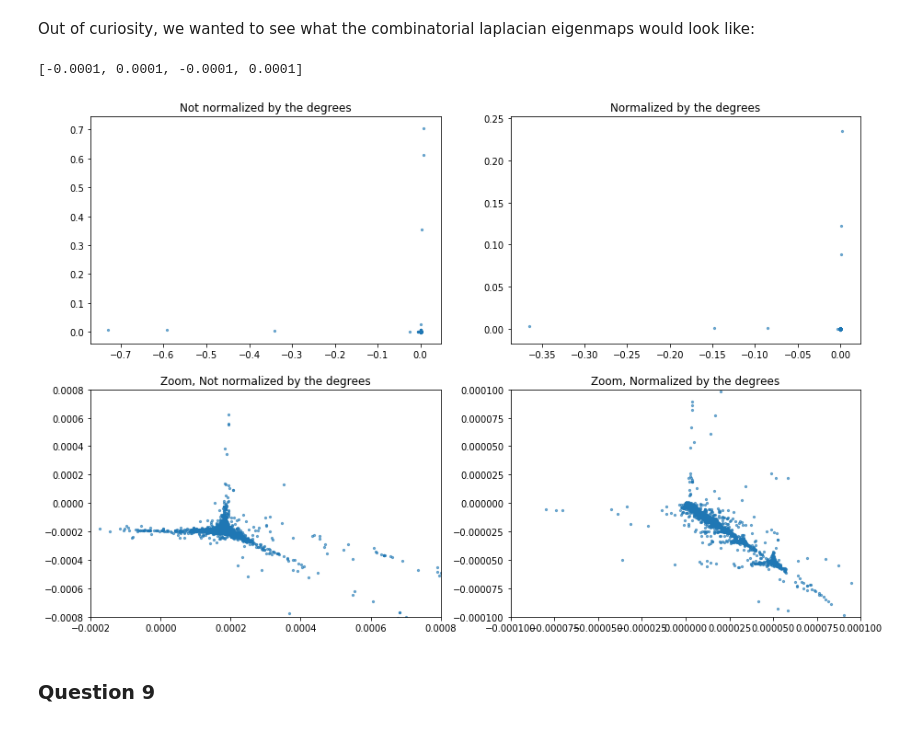
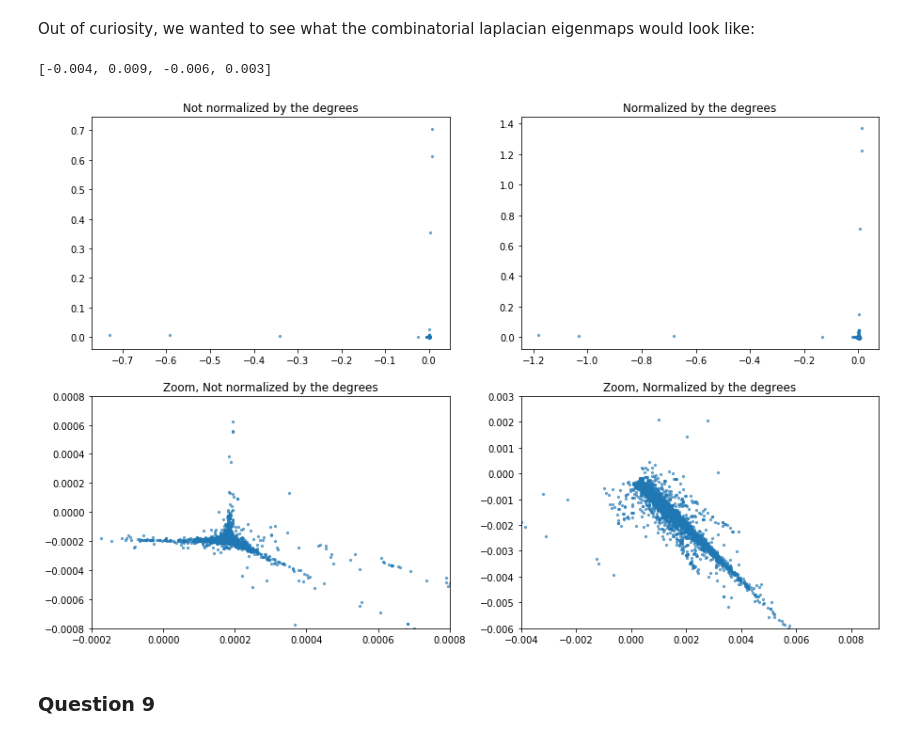
Before and after one commit to swouf/ntds_IMDb_team4, a Jupyter notebook: 3_spectral_graph_theory.ipynb, the cells around one changed output. Drawn from its saved outputs; the diff is of its cells as text; code cells hidden in the pictures.

```diff
--- a/3_spectral_graph_theory.ipynb
+++ b/3_spectral_graph_theory.ipynb
@@ -261,26 +258,26 @@ Out of curiosity, we wanted to see what the combinatorial laplacian eigenmaps wo
 # %%
 #combinatorial laplacian 2d eigenmaps
 plt.figure(figsize=(15, 10))
 plt.subplot(221)
 plt.scatter(vecs[:,1],vecs[:,2],s=5,alpha=0.6)
 plt.title('Not normalized by the degrees')
 
 plt.subplot(222)
-plt.scatter(np.divide(vecs[:,1],np.diag(degree)),np.divide(vecs[:,2],np.diag(degree)),s=5,alpha=0.6)
+plt.scatter(np.divide(vecs[:,1],np.diag(invroot_degree)),np.divide(vecs[:,2],np.diag(invroot_degree)),s=5,alpha=0.6)
 plt.title('Normalized by the degrees')
 
 plt.subplot(223)
 plt.scatter(vecs[:,1],vecs[:,2],s=5,alpha=0.6)
 plt.title('Zoom, Not normalized by the degrees')
 plt.axis([-0.0002, 0.0008, -0.0008, 0.0008])
 
 plt.subplot(224)
-plt.scatter(np.divide(vecs[:,1],np.diag(degree)),np.divide(vecs[:,2],np.diag(degree)),s=5,alpha=0.6)
+plt.scatter(np.divide(vecs[:,1],np.diag(invroot_degree)),np.divide(vecs[:,2],np.diag(invroot_degree)),s=5,alpha=0.6)
 plt.title('Zoom, Normalized by the degrees')
-plt.axis([-0.0001, 0.0001, -0.0001, 0.0001])
+plt.axis([-0.004, 0.009, -0.006, 0.003])
 # %% [output]
-[-0.0001, 0.0001, -0.0001, 0.0001]
+[-0.004, 0.009, -0.006, 0.003]
-[figure, old version]
+[figure, new version]
 # %% [markdown]
 ### Question 9
 # %% [markdown]
```
Also changed, not shown: parts of 4 cells of this notebook.
